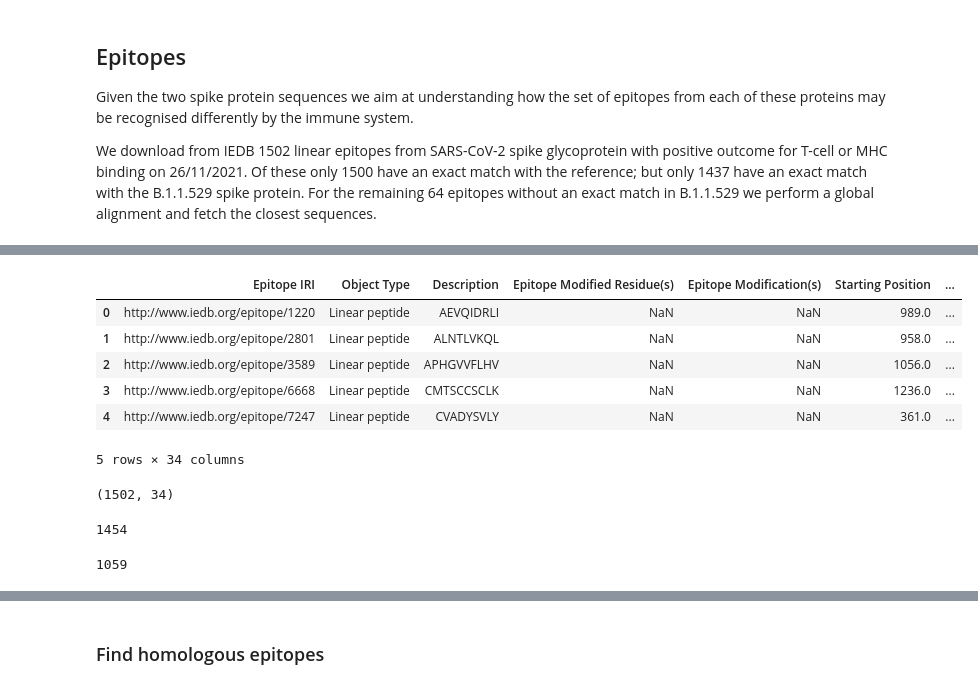
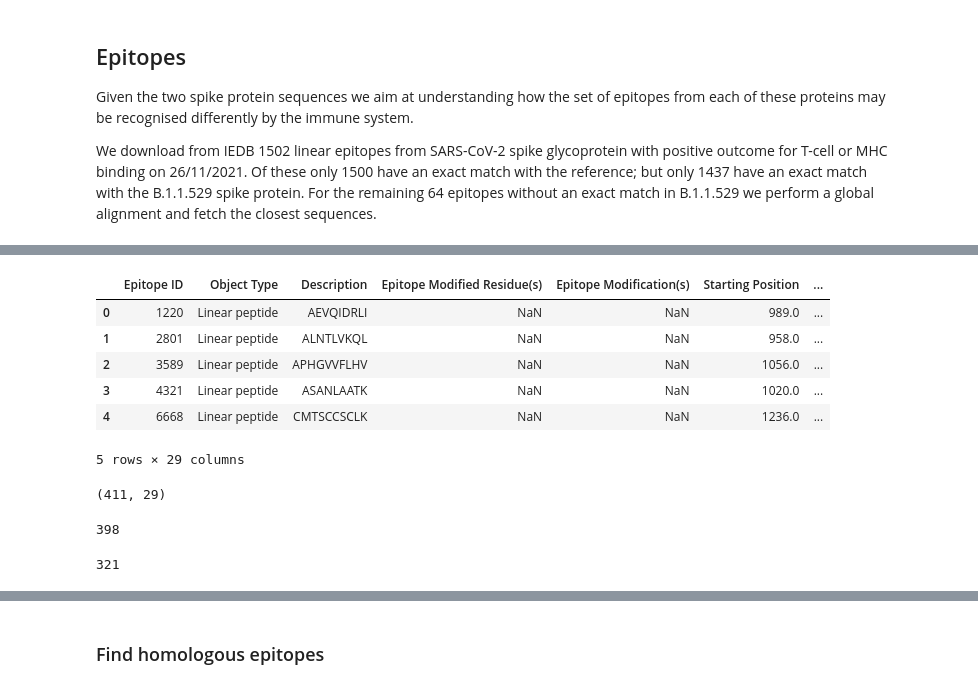
Before and after one commit to TRON-Bioinformatics/omicron-analysis, a Jupyter notebook: omicron_analysis.ipynb, the cells around one changed output, grey strips where cells are left out. Cells and saved outputs as stored; diff of their text form; code cells hidden in the pictures.

```diff
--- a/omicron_analysis.ipynb
+++ b/omicron_analysis.ipynb
@@ -206,22 +207,22 @@ There are two epitopes without a match in the reference genome http://www.iedb.o
 
 !["figures/omicron_iedb_venn.drawio.png"](figures/omicron_iedb_venn.drawio.png)
 # %%
-epitopes = pd.read_csv(os.path.join(resources_folder, "epitope_table_export_1637963222.csv"), sep=",", skiprows=1)
+epitopes = pd.read_csv(os.path.join(resources_folder, "epitope_table_export_1641363417.csv"), sep=",", skiprows=1)
 epitopes = epitopes[epitopes["Object Type"] == "Linear peptide"]
 epitopes["epitope"] = epitopes.Description.transform(lambda e: e.split(" ")[0])
 epitopes.head()
 # %% [output]
-|  | Epitope IRI | Object Type | Description | Epitope Modified Residue(s) | Epitope Modification(s) | Starting Position | ... |
-| 0 | http://www.iedb.org/epitope/1220 | Linear peptide | AEVQIDRLI | NaN | NaN | 989.0 | ... |
-| 1 | http://www.iedb.org/epitope/2801 | Linear peptide | ALNTLVKQL | NaN | NaN | 958.0 | ... |
-| 2 | http://www.iedb.org/epitope/3589 | Linear peptide | APHGVVFLHV | NaN | NaN | 1056.0 | ... |
-| 3 | http://www.iedb.org/epitope/6668 | Linear peptide | CMTSCCSCLK | NaN | NaN | 1236.0 | ... |
-| 4 | http://www.iedb.org/epitope/7247 | Linear peptide | CVADYSVLY | NaN | NaN | 361.0 | ... |
+|  | Epitope ID | Object Type | Description | Epitope Modified Residue(s) | Epitope Modification(s) | Starting Position | ... |
+| 0 | 1220 | Linear peptide | AEVQIDRLI | NaN | NaN | 989.0 | ... |
+| 1 | 2801 | Linear peptide | ALNTLVKQL | NaN | NaN | 958.0 | ... |
+| 2 | 3589 | Linear peptide | APHGVVFLHV | NaN | NaN | 1056.0 | ... |
+| 3 | 4321 | Linear peptide | ASANLAATK | NaN | NaN | 1020.0 | ... |
+| 4 | 6668 | Linear peptide | CMTSCCSCLK | NaN | NaN | 1236.0 | ... |
-5 rows × 34 columns
+5 rows × 29 columns
 # %%
 epitopes.shape
 # %% [output]
-(1502, 34)
+(411, 29)
 # %%
 def get_alignment(sequence, epitope):
     alignment = None
@@ -255,11 +256,11 @@ epitopes["has_exact_match_delta"] = epitopes.epitope.transform(lambda e: has_exa
 # %%
 epitopes.has_exact_match_reference.sum()
 # %% [output]
-1454
+398
 # %%
 epitopes.has_exact_match_omicron.sum()
 # %% [output]
-1059
+321
 # %%
 epitopes.has_exact_match_delta.sum()
 # %% [output]
```
Also changed, not shown: parts of 50 cells of this notebook, 6 other files.
